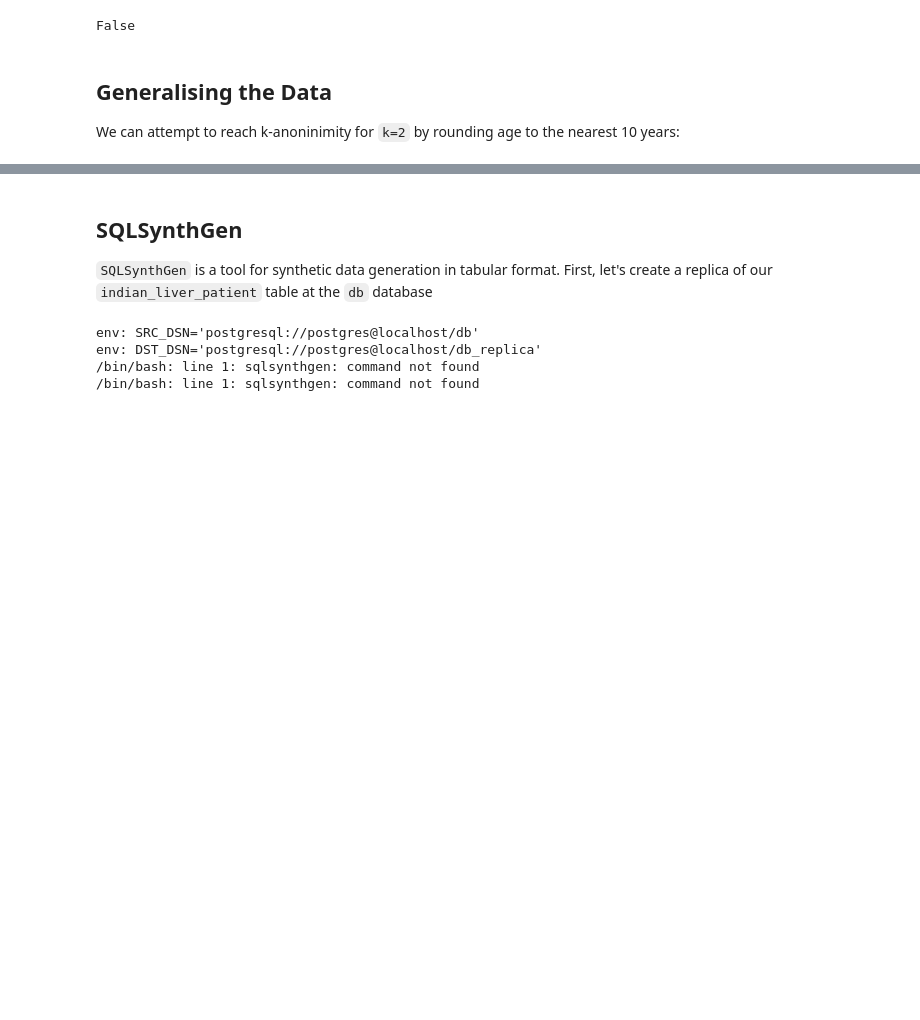
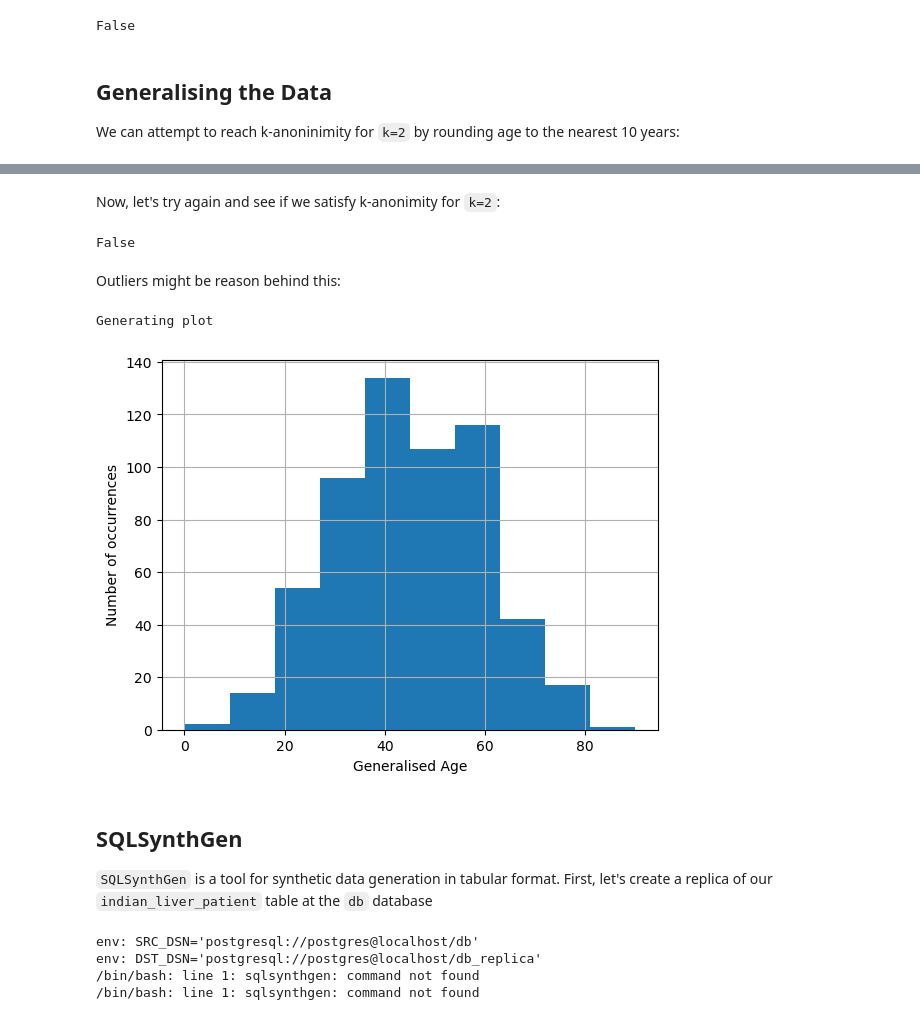
Before and after one commit to alan-turing-institute/sqlsynthgen-health-demo, a Jupyter notebook: ipynb/sqlsynthgen-healthcare-demo.ipynb, the cells around one changed output, grey strips where cells are left out. Drawn from its saved outputs; the diff is of its cells as text; code cells hidden in the pictures; blank space fills up the shorter version.

```diff
--- a/ipynb/sqlsynthgen-healthcare-demo.ipynb
+++ b/ipynb/sqlsynthgen-healthcare-demo.ipynb
@@ -183,0 +182,5 @@ generalised_patient_data: pd.DataFrame
+# %%
+generalised_patient_data: pd.DataFrame = patient_data.copy()
+generalised_patient_data["age"] = generalised_patient_data["age"].round(-1)
+
+generalised_patient_data
@@ -184,3 +201,24 @@ generalised_patient_data: pd.DataFrame
+# %% [markdown]
+Now, let's try again and see if we satisfy k-anonimity for `k=2`:
+# %%
+print(
+    healthcare_demo.is_k_anonymized(
+        generalised_patient_data, k_value=2, quasi_identifiers=QUASI_IDENTIFIERS
+    )
+)
+# %% [output]
+False
+# %% [markdown]
+Outliers might be reason behind this:
+# %%
+generalised_patient_data["age"].hist()
+plt.xlabel("Generalised Age")
+plt.ylabel("Number of occurrences")
+
+print("Generating plot")
+# %% [output]
+Generating plot
+[figure, added]
 # %% [markdown]
 ## SQLSynthGen
 
```
Also changed, not shown: parts of 2 cells of this notebook, 18 other files.
